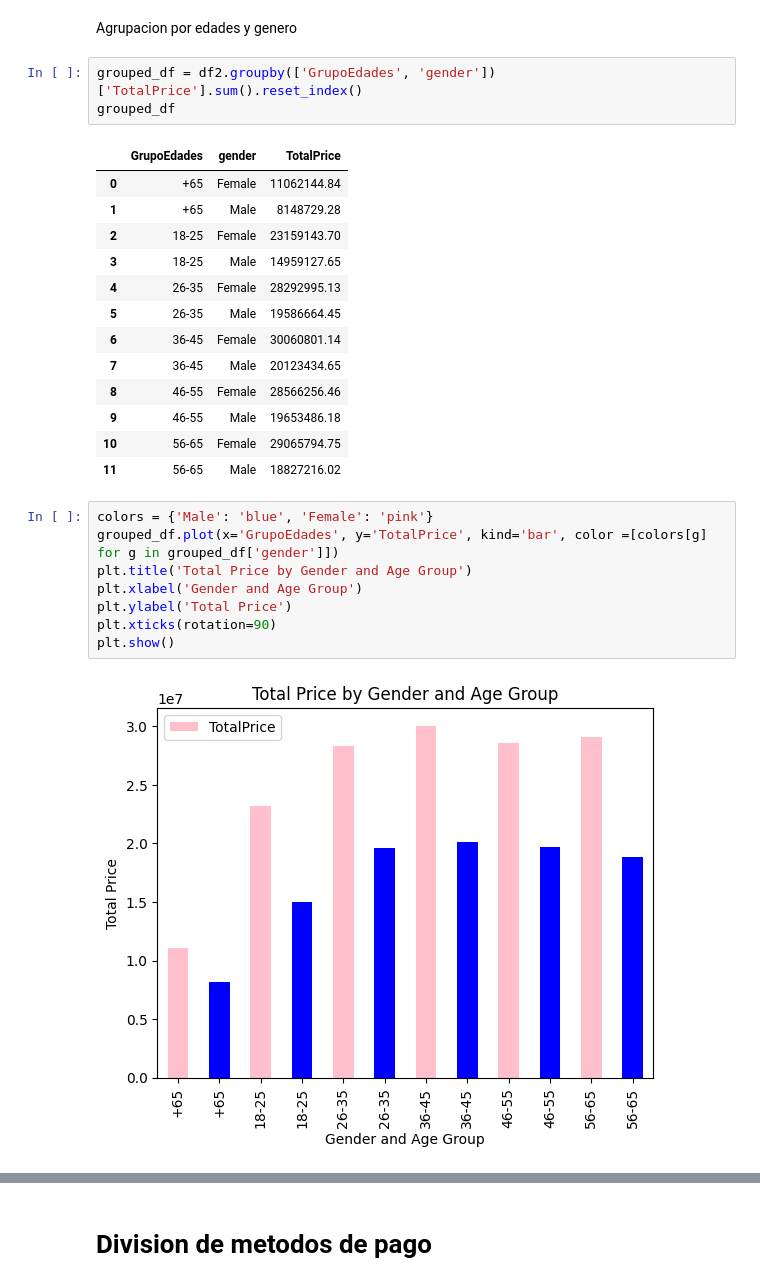
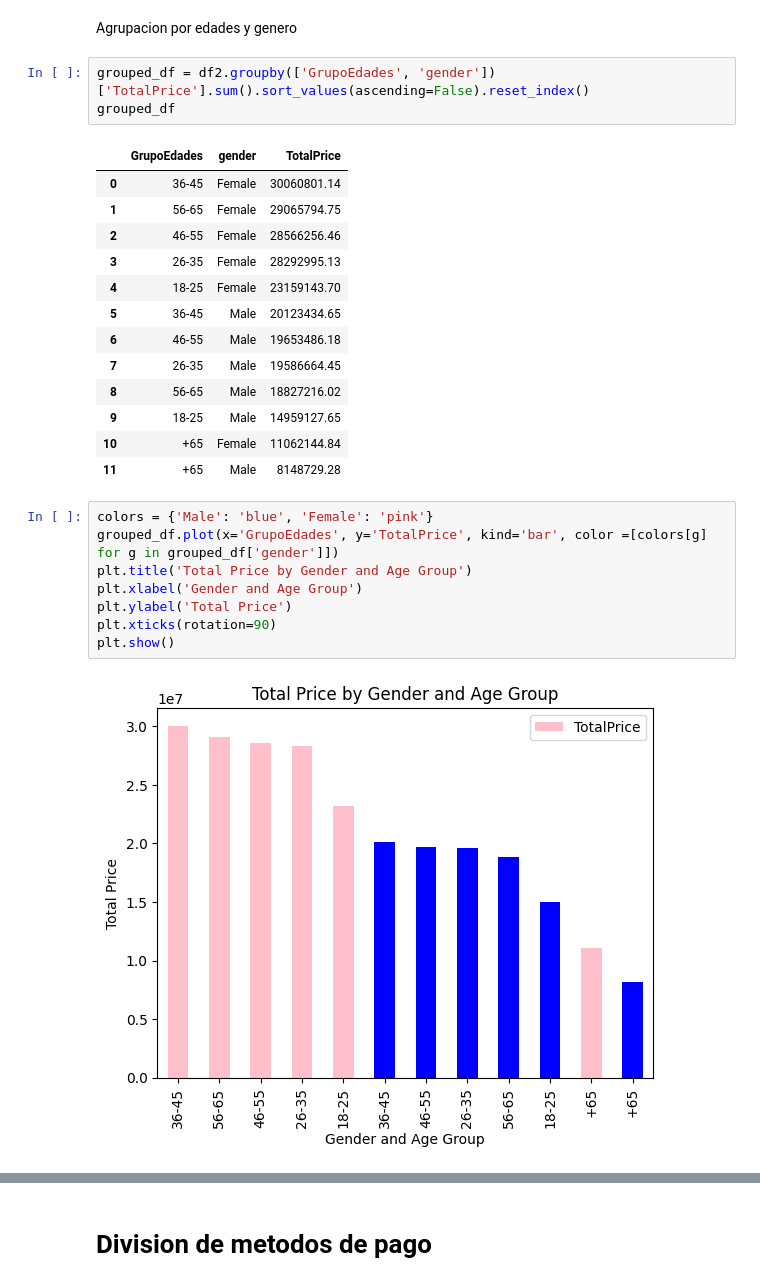
Before and after one commit to Gdiaz097/Retail-dataset, a Jupyter notebook: retail.ipynb, the cells around one changed output, grey strips where cells are left out. Drawn from its saved outputs; the diff is of its cells as text.

```diff
--- a/retail.ipynb
+++ b/retail.ipynb
@@ -260,22 +275,22 @@ sns.histplot(data=df2, x='GrupoEdades').set(title='Histograma de Edades')
 # %% [markdown]
 Agrupacion por edades y genero
 # %%
-grouped_df = df2.groupby(['GrupoEdades', 'gender'])['TotalPrice'].sum().reset_index()
+grouped_df = df2.groupby(['GrupoEdades', 'gender'])['TotalPrice'].sum().sort_values(ascending=False).reset_index()
 grouped_df
 # %% [output]
 |  | GrupoEdades | gender | TotalPrice |
-| 0 | +65 | Female | 11062144.84 |
-| 1 | +65 | Male | 8148729.28 |
-| 2 | 18-25 | Female | 23159143.70 |
-| 3 | 18-25 | Male | 14959127.65 |
-| 4 | 26-35 | Female | 28292995.13 |
-| 5 | 26-35 | Male | 19586664.45 |
-| 6 | 36-45 | Female | 30060801.14 |
-| 7 | 36-45 | Male | 20123434.65 |
-| 8 | 46-55 | Female | 28566256.46 |
-| 9 | 46-55 | Male | 19653486.18 |
-| 10 | 56-65 | Female | 29065794.75 |
-| 11 | 56-65 | Male | 18827216.02 |
+| 0 | 36-45 | Female | 30060801.14 |
+| 1 | 56-65 | Female | 29065794.75 |
+| 2 | 46-55 | Female | 28566256.46 |
+| 3 | 26-35 | Female | 28292995.13 |
+| 4 | 18-25 | Female | 23159143.70 |
+| 5 | 36-45 | Male | 20123434.65 |
+| 6 | 46-55 | Male | 19653486.18 |
+| 7 | 26-35 | Male | 19586664.45 |
+| 8 | 56-65 | Male | 18827216.02 |
+| 9 | 18-25 | Male | 14959127.65 |
+| 10 | +65 | Female | 11062144.84 |
+| 11 | +65 | Male | 8148729.28 |
 # %%
 colors = {'Male': 'blue', 'Female': 'pink'}
 grouped_df.plot(x='GrupoEdades', y='TotalPrice', kind='bar', color =[colors[g] for g in grouped_df['gender']])
@@ -285,7 +300,7 @@ plt.ylabel('Total Price')
 plt.xticks(rotation=90)
 plt.show()
 # %% [output]
-[figure, old version]
+[figure, new version]
 # %%
 #Otra forma
 colors = {'Male': 'blue', 'Female': 'pink'}
```
Also changed, not shown: parts of 5 cells of this notebook.
